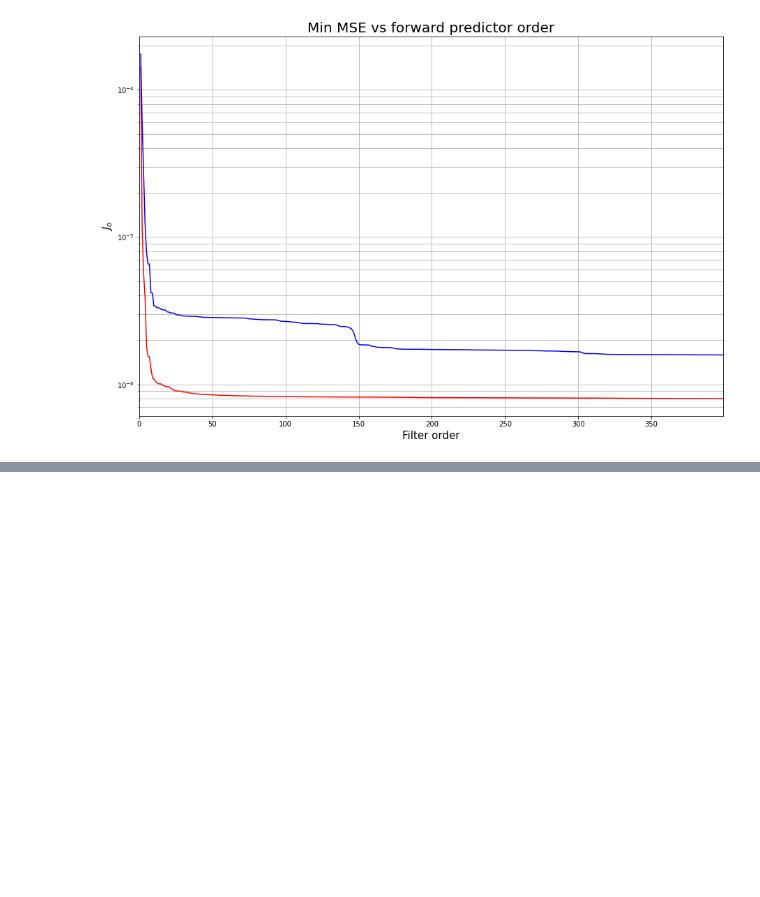
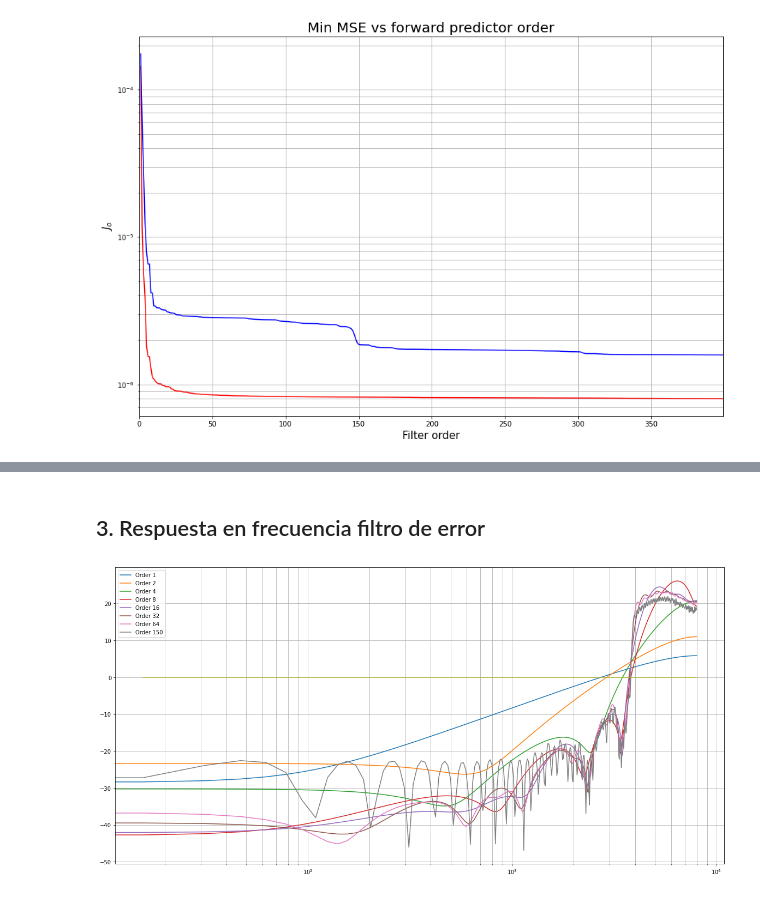
Before and after one commit to BikeTeam/pasa-tp3, a Jupyter notebook: src/tp3.ipynb, the cells around one changed output, grey strips where cells are left out. Saved outputs shown, nothing was run; the diff lists cells and outputs as text; code cells hidden in the pictures; blank space fills up the shorter version.

```diff
--- a/src/tp3.ipynb
+++ b/src/tp3.ipynb
@@ -136,0 +137,25 @@ plt.plot();
+# %% [markdown]
+## 3. Respuesta en frecuencia filtro de error
+# %%
+M = [1, 2, 4, 8, 16, 32, 64, 150]
+plt.figure(figsize=(20,10))
+for i in range(len(M)):
+    a, _ = forward_prediction_filter(a_norm, M[i])
+    a_e = np.concatenate(([1],a))
+    #######################
+    w, h = sps.freqz(b=a_e, a=1)
+    x = w  * a_fs * 1.0 / (2 * np.pi)
+    y = 20 * np.log10(abs(h))
+    ##########################
+    plt.semilogx(x, y, label='Order {}'.format(M[i]))
+
+##################
+e175 = get_forward_error(a_norm, a)
+f, S = sps.welch(a_norm, a_fs, nperseg=1024)#np.fft.fft(e175)
+#f = np.fft.fftfreq(len(S), 1/a_fs)
+plt.semilogx(f[f> 0],S[f> 0])
+########################
+plt.legend()
+plt.grid(which='both')
+# %% [output]
+[figure, added]
```
Also changed, not shown: parts of 11 cells of this notebook.
